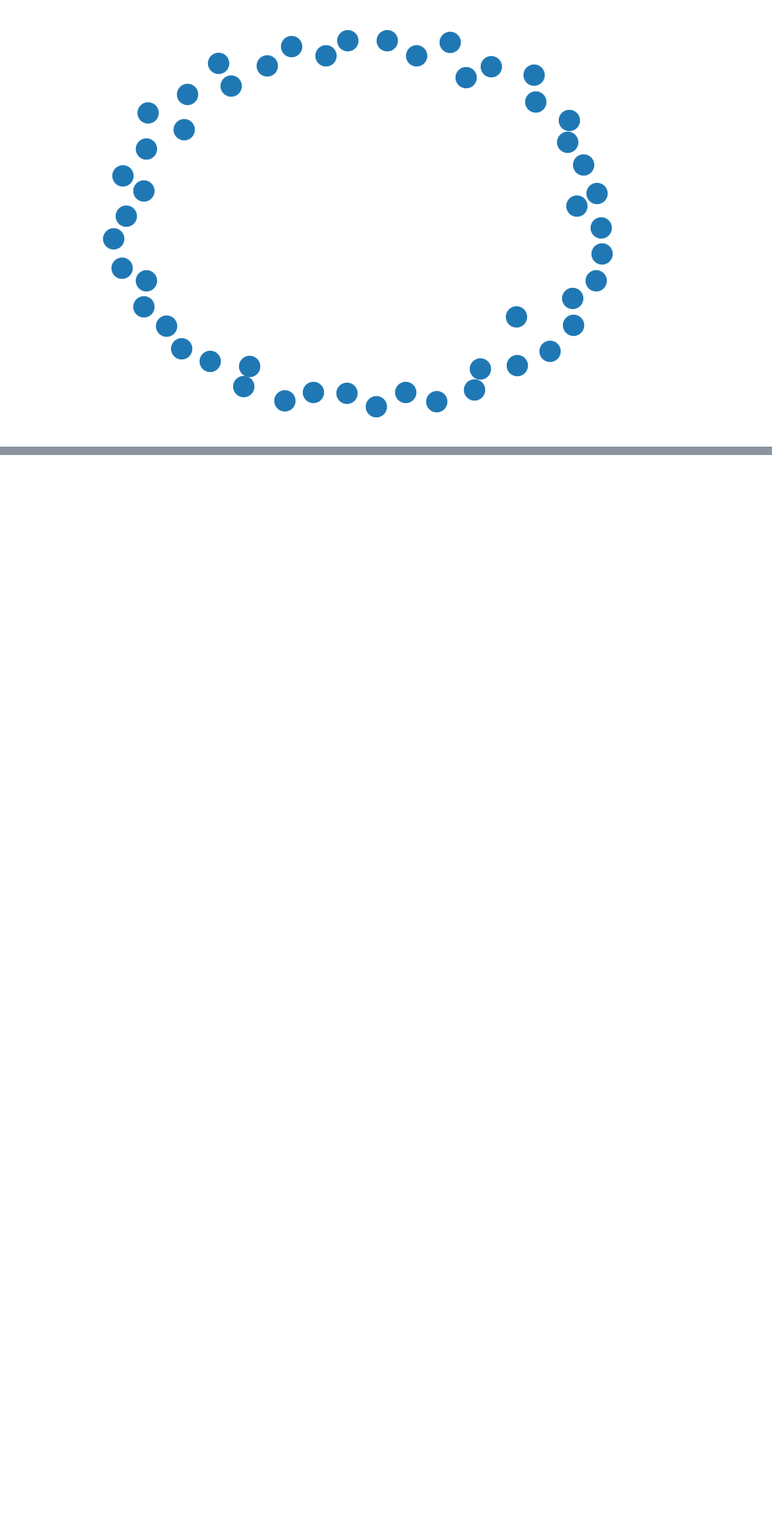
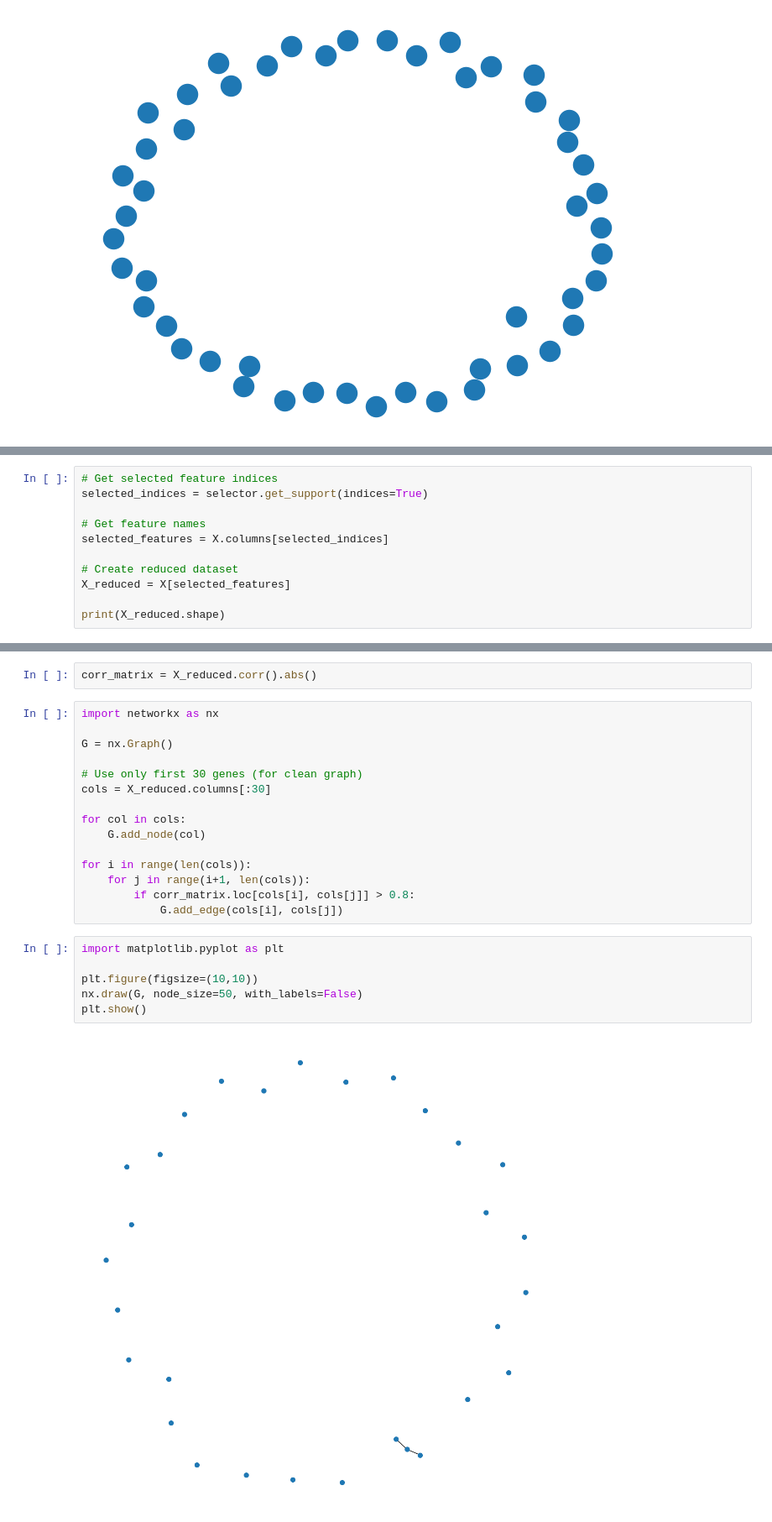
Before and after one commit to Sristi867/lupus-ml-causal-analysis, a Jupyter notebook: Lupus_Detection.ipynb, the cells around one changed output, grey strips where cells are left out. Shown at 84% size. Saved outputs shown, nothing was run; the diff lists cells and outputs as text; blank space fills up the shorter version.

```diff
--- a/Lupus_Detection.ipynb
+++ b/Lupus_Detection.ipynb
@@ -134,0 +137,11 @@ nx.draw(G, with_labels=False)
+# %%
+# Get selected feature indices
+selected_indices = selector.get_support(indices=True)
+
+# Get feature names
+selected_features = X.columns[selected_indices]
+
+# Create reduced dataset
+X_reduced = X[selected_features]
+
+print(X_reduced.shape)
@@ -134,0 +150,25 @@ nx.draw(G, with_labels=False)
+# %%
+corr_matrix = X_reduced.corr().abs()
+# %%
+import networkx as nx
+
+G = nx.Graph()
+
+# Use only first 30 genes (for clean graph)
+cols = X_reduced.columns[:30]
+
+for col in cols:
+    G.add_node(col)
+
+for i in range(len(cols)):
+    for j in range(i+1, len(cols)):
+        if corr_matrix.loc[cols[i], cols[j]] > 0.8:
+            G.add_edge(cols[i], cols[j])
+# %%
+import matplotlib.pyplot as plt
+
+plt.figure(figsize=(10,10))
+nx.draw(G, node_size=50, with_labels=False)
+plt.show()
+# %% [output]
+[figure, added]
```
Also changed, not shown: parts of 4 cells of this notebook.
